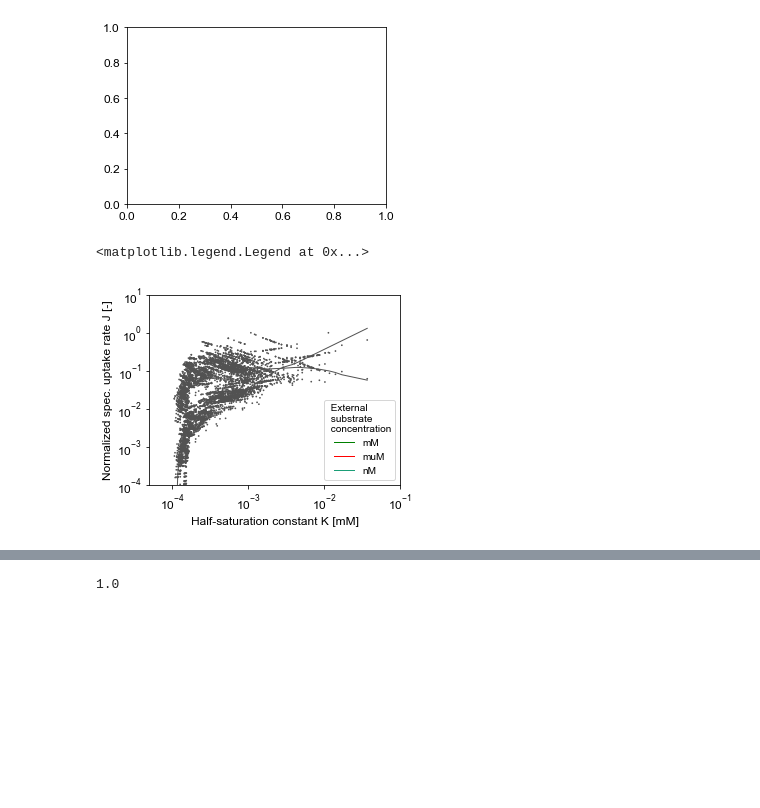
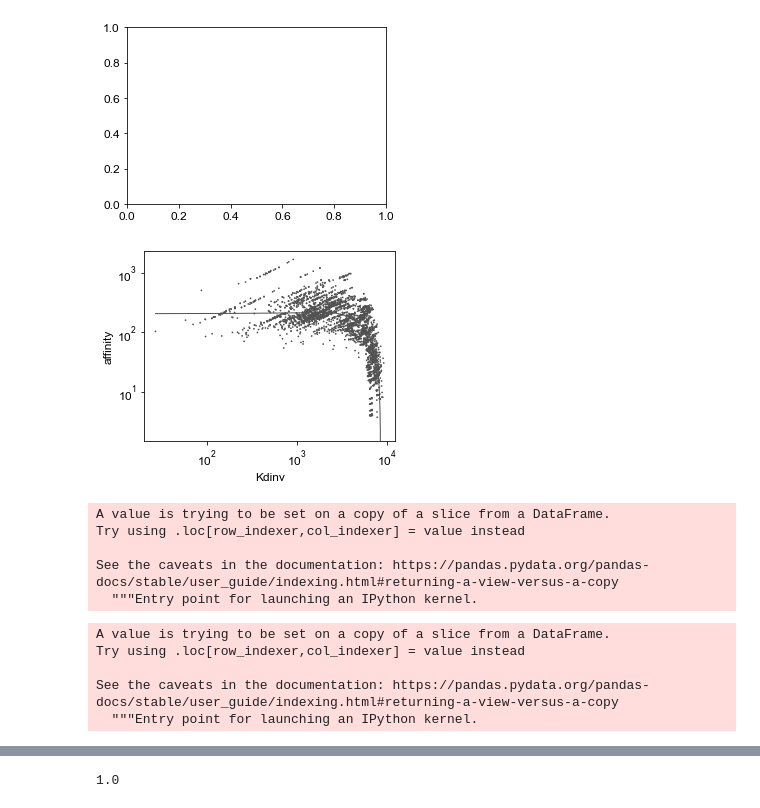
Before and after one commit to giannamars/DEBmicroTrait.jl, a Jupyter notebook: scripts/post_processing/batch_simulations.ipynb, the cells around one changed output, grey strips where cells are left out. Drawn from its saved outputs; the diff is of its cells as text; code cells hidden in the pictures; blank space fills up the shorter version.

```diff
--- a/scripts/post_processing/batch_simulations.ipynb
+++ b/scripts/post_processing/batch_simulations.ipynb
@@ -1570,25 +1719,51 @@ plt.axes([leftmargin,
+# %%
+df["Kdinv"] = 1/df["KD"]
+# %%
+df["affinity"] = df["Vmax"]/df["KD"]
+# %%
+df["pint"] = (4*df["transporter_density"]*(df["cell_radius"]*1e-6)**2/1e-9)/(4*df["transporter_density"]*(df["cell_radius"]*1e-6)**2/1e-9 + np.pi*df["cell_radius"]*1e-6)
+# %%
+df["log_transporter_density"] = np.log(df["transporter_density"])
+df["log_cell_radius"] = np.log(df["cell_radius"])
 # %%
 from matplotlib.lines import Line2D
 ax = plt.gca()
 #plt.axvline(x = max(df["KD"]), color = 'green', linestyle = '--', lw=1)
 #plt.axvline(x = 0.0027, color = 'red', linestyle = '--', lw=1)
 #plt.axvline(x = 0.00035, color = 'skyblue', linestyle = '--', lw=1)
-ax = sns.regplot(x="KD", y="Jnormhigh", data=df, lowess=True, line_kws={"color":"#525252","alpha":1.0,"lw":1}, scatter_kws={"color":"#525252", "edgecolors":"none", "s":3, 'alpha':1}, ax=ax, truncate=True, scatter=True);
-ax = sns.regplot(x="KD", y="Jnormlow", data=df, lowess=True, line_kws={"color":"#525252","alpha":1.0,"lw":1}, scatter_kws={"color":"#525252", "edgecolors":"none", "s":3, 'alpha':1}, ax=ax, truncate=True, scatter=True);
+#plt.axvline(x = 9e-4, color = 'lightgray', linestyle = '--', lw=2)
+#plt.axhline(y = 205, color = 'lightgray', linestyle = '--', lw=2)
+#ax = sns.regplot(x="transporter_density", y="Jnormrhizo", data=df, lowess=True, line_kws={"color":"#525252","alpha":0.0,"lw":1}, scatter_kws={"color":"#525252", "edgecolors":"none", "s":3, 'alpha':1}, ax=ax, truncate=True, scatter=True);
+#ax = sns.regplot(x="transporter_density", y="Jnormlow", data=df, lowess=False, line_kws={"color":"#525252","alpha":1.0,"lw":1}, scatter_kws={"color":"#525252", "edgecolors":"none", "s":3, 'alpha':1}, ax=ax, truncate=True, scatter=True);
+#ax = sns.regplot(x="sav", y="transporter_density", data=df, lowess=False, line_kws={"color":"#525252","alpha":1.0,"lw":1}, scatter_kws={"color":"#525252", "edgecolors":"none", "s":3, 'alpha':1}, ax=ax, truncate=True, scatter=True);
+#ax = sns.regplot(x="cell_radius", y="transporter_density", data=df, lowess=True, line_kws={"color":"#525252","alpha":1.0,"lw":1}, scatter_kws={"color":"#525252", "edgecolors":"none", "s":3, 'alpha':1}, ax=ax, truncate=True, scatter=True);
+#ax = sns.regplot(x="cell_radius", y="KD", data=df, lowess=True, line_kws={"color":"#525252","alpha":1.0,"lw":1}, scatter_kws={"color":"#525252", "edgecolors":"none", "s":3, 'alpha':1}, ax=ax, truncate=True, scatter=True);
+#ax = sns.regplot(x="transporter_density", y="Vmax", data=df, lowess=True, line_kws={"color":"#525252","alpha":1.0,"lw":1}, scatter_kws={"color":"#525252", "edgecolors":"none", "s":3, 'alpha':1}, ax=ax, truncate=True, scatter=True);
+ax = sns.regplot(x="Kdinv", y="affinity", data=df, lowess=True, line_kws={"color":"#525252","alpha":1.0,"lw":1}, scatter_kws={"color":"#525252", "edgecolors":"none", "s":3, 'alpha':1}, ax=ax, truncate=True, scatter=True);
+#ax = sns.regplot(x="transporter_density", y="affinity", data=df, lowess=True, line_kws={"color":"white","alpha":0.0,"lw":0}, scatter_kws={"color":"#525252", "edgecolors":"none", "s":3, 'alpha':1}, ax=ax, truncate=True, scatter=True);
+#ax = sns.regplot(x="log_cell_radius", y="log_transporter_density", data=df, lowess=False, line_kws={"color":"lightgrey","alpha":1.0,"lw":2}, scatter_kws={"color":"#525252", "edgecolors":"none", "s":3, 'alpha':1}, ax=ax, truncate=True, scatter=True);
+#ax = sns.regplot(x="NSB", y="KD", data=df, lowess=True, line_kws={"color":"#525252","alpha":1.0,"lw":1}, scatter_kws={"color":"#525252", "edgecolors":"none", "s":3, 'alpha':1}, ax=ax, truncate=True, scatter=True);
+#ax = sns.regplot(x="sav", y="affinity", data=df, lowess=True, line_kws={"color":"#525252","alpha":1.0,"lw":1}, scatter_kws={"color":"#525252", "edgecolors":"none", "s":3, 'alpha':1}, ax=ax, truncate=True, scatter=True);
+#ax = sns.regplot(x="sav", y="KD", data=df, lowess=True, line_kws={"color":"#525252","alpha":1.0,"lw":1}, scatter_kws={"color":"#525252", "edgecolors":"none", "s":3, 'alpha':1}, ax=ax, truncate=True, scatter=True);
+#ax = sns.regplot(x="cell_radius", y="affinity", data=df, lowess=True, line_kws={"color":"#525252","alpha":1.0,"lw":1}, scatter_kws={"color":"#525252", "edgecolors":"none", "s":3, 'alpha':1}, ax=ax, truncate=True, scatter=True);
+#ax = sns.regplot(x="KD", y="Jnormlow", data=df, lowess=True, line_kws={"color":"#525252","alpha":1.0,"lw":1}, scatter_kws={"color":"#525252", "edgecolors":"none", "s":3, 'alpha':1}, ax=ax, truncate=True, scatter=True);
 #ax = sns.regplot(x="KD", y="Jnormrhizo", data=df, lowess=True, line_kws={"color":"#d95f02","alpha":1.0,"lw":1}, scatter_kws={"color":"#fc8d62", "edgecolors":"none", "s":3, 'alpha':1}, ax=ax, truncate=True, scatter=True);
-ax.set_ylim([1e-4, 1e1])
-ax.set_xlim([5e-5, 1e-1])
+#ax.set_ylim([1e-4, 1e1])
+#ax.set_xlim([5e-5, 1e-1])
 plt.xscale('log')
 plt.yscale('log')
 plt.minorticks_off()
-plt.xlabel("Half-saturation constant K [mM]")
-plt.ylabel("Normalized spec. uptake rate J [-]")
-legend_elements = [Line2D([0], [0], color='green', lw=1, label='mM'),
-                   Line2D([0], [0], color='red', lw=1, label='muM'),
-                   Line2D([0], [0], color='#1b9e77', lw=1, label='nM'),]
-ax.legend(handles=legend_elements, loc="best", title=" External\n substrate\n concentration")
+#plt.xlabel("Cell radius [mm]")
+#plt.ylabel("Binding-site density [-]")
+#ax.set_xticks([np.log(0.4),np.log(0.6), np.log(1.0), np.log(2.0)])
+#ax.set_xticklabels([0.4, 0.6, 1.0, 2.0])
+#ax.set_yticks([np.log(1e-5), np.log(1e-4), np.log(1e-3), np.log(1e-2), np.log(1e-1)])
+#ax.set_yticklabels([r'$10^{-5}$', r'$10^{-4}$', r'$10^{-3}$', r'$10^{-2}$', r'$10^{-1}$'])
+#legend_elements = [Line2D([0], [0], color='green', lw=1, label='mM'),
+#                   Line2D([0], [0], color='red', lw=1, label='muM'),
+#                   Line2D([0], [0], color='#1b9e77', lw=1, label='nM'),]
+#ax.legend(handles=legend_elements, loc="best", title=" External\n substrate\n concentration")
 #
-#plt.savefig("/Users/glmarschmann/.julia/dev/DEBmicroTrait_Full/pnas/figures_suppl/Net_K_opt.svg", format="svg")
+#plt.savefig("/Users/glmarschmann/.julia/dev/DEBmicroTrait_Full/pnas/figures_suppl/porter_radius.svg", format="svg")
 # %% [output]
-<matplotlib.legend.Legend at 0x...>
-[figure, old version]
+[figure, new version]
@@ -1594,0 +1774,16 @@ ax.legend(handles=legend_elements, loc="best", title=" External\n substrate\n co
+# %%
+df_glucose["log_Vmax"] = np.log(df_glucose["Vmax"])
+# %% [output]
+A value is trying to be set on a copy of a slice from a DataFrame.
+Try using .loc[row_indexer,col_indexer] = value instead
+
+See the caveats in the documentation: https://pandas.pydata.org/pandas-docs/stable/user_guide/indexing.html#returning-a-view-versus-a-copy
+  """Entry point for launching an IPython kernel.
+# %%
+df_glucose["sqrt_affinity"] = np.sqrt(df_glucose["affinity"])
+# %% [output]
+A value is trying to be set on a copy of a slice from a DataFrame.
+Try using .loc[row_indexer,col_indexer] = value instead
+
+See the caveats in the documentation: https://pandas.pydata.org/pandas-docs/stable/user_guide/indexing.html#returning-a-view-versus-a-copy
+  """Entry point for launching an IPython kernel.
```
Also changed, not shown: parts of 35 cells of this notebook, 4 other files.
